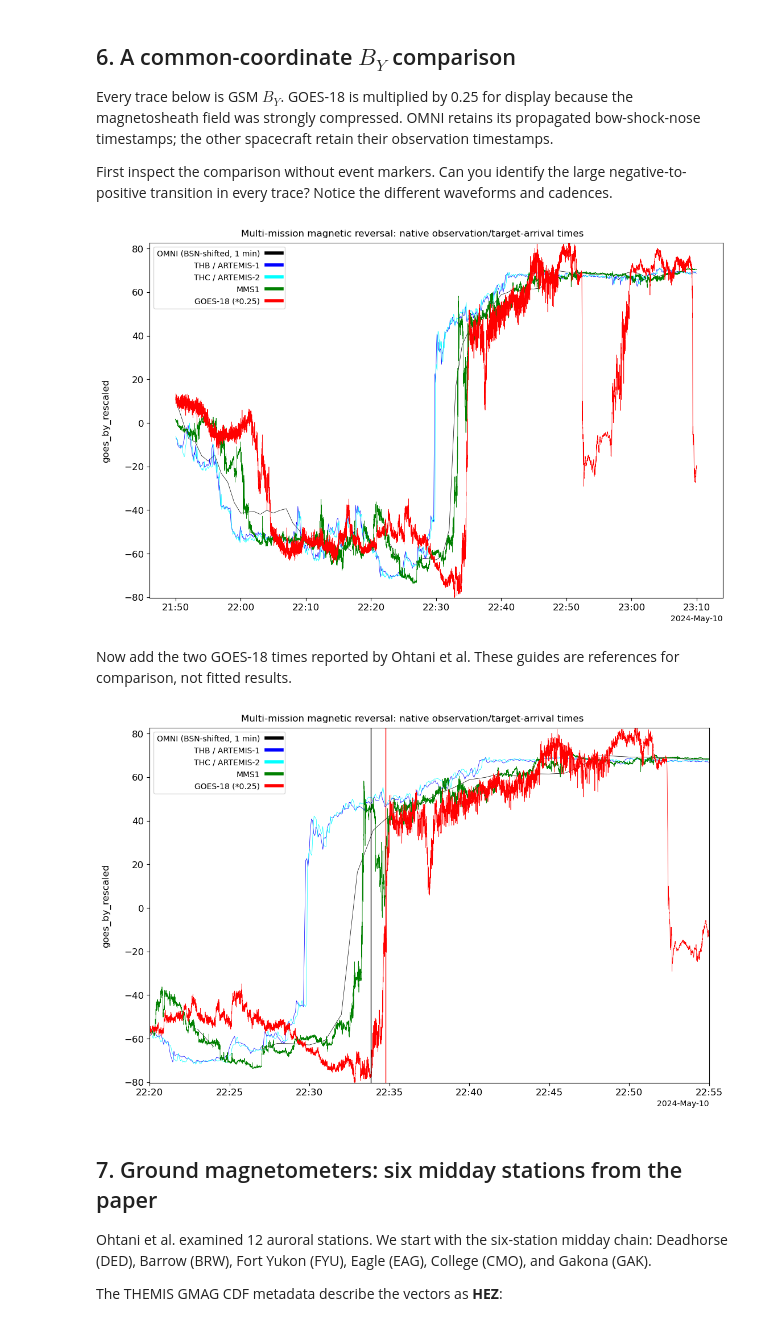
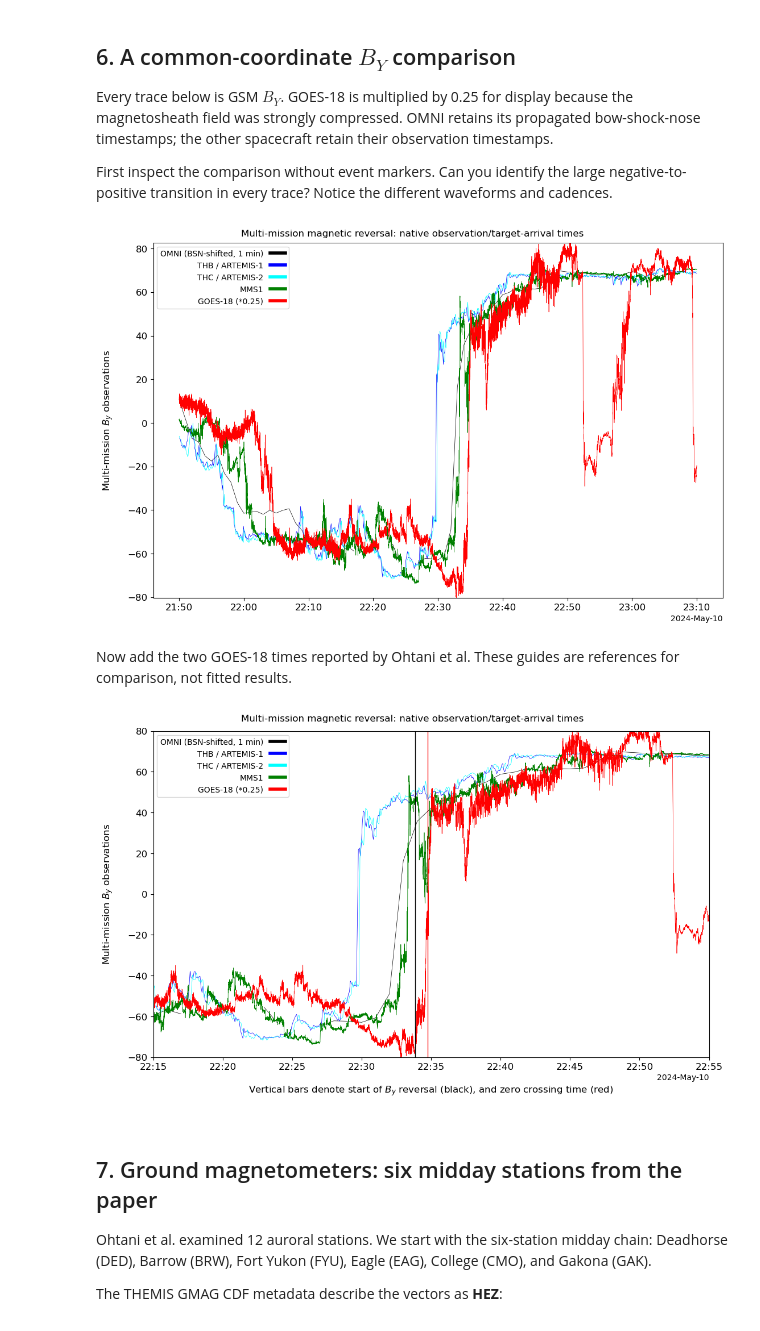
Before and after one commit to spedas/pyspedas_examples, a Jupyter notebook: pyspedas_examples/notebooks/pyhc_winter_school_2027/ohtani_gannon_imf_by_ground_timing.ipynb, the cells around one changed output. Saved outputs shown, nothing was run; the diff lists cells and outputs as text; code cells hidden in the pictures.

Commit message:
Renamed some variables, adjusted some plots

```diff
--- a/pyspedas_examples/notebooks/pyhc_winter_school_2027/ohtani_gannon_imf_by_ground_timing.ipynb
+++ b/pyspedas_examples/notebooks/pyhc_winter_school_2027/ohtani_gannon_imf_by_ground_timing.ipynb
@@ -377,18 +376,21 @@ pyspedas.store_data('by_combined',data=['BY_GSM','thb_fgs_gsm_y', 'thc_fgs_gsm_y
 pyspedas.options('by_combined','colors',['black','blue','cyan','green','red'])
 pyspedas.options('by_combined','labels',["OMNI (BSN-shifted, 1 min)","THB / ARTEMIS-1","THC / ARTEMIS-2","MMS1", "GOES-18 (*0.25)"])
 pyspedas.options('by_combined','legend_location', 'upper left')
+pyspedas.options('by_combined','ytitle', 'Multi-mission $B_y$ observations')
 tplot_options('title',"Multi-mission magnetic reversal: native observation/target-arrival times")
 pyspedas.tplot('by_combined')
 # %% [output]
-[figure, old version]
+[figure, new version]
 # %% [markdown]
 Now add the two GOES-18 times reported by Ohtani et al. These guides are references for comparison, not fitted results.
 # %%
 timebar(time_double(by_flip_start),'goes_by_rescaled',color='black')
 timebar(time_double(by_zero_time),'goes_by_rescaled',color='red')
-pyspedas.tplot('by_combined', trange=["2024-05-10 22:20","2024-05-10 22:55"])
+options('goes_by_rescaled','xtitle',"\nVertical bars denote start of $B_y$ reversal (black), and zero crossing time (red)")
+options('by_combined','yrange',[-80.0, 80.0])
+pyspedas.tplot('by_combined', trange=["2024-05-10 22:15","2024-05-10 22:55"])
 # %% [output]
-[figure, old version]
+[figure, new version]
 # %% [markdown]
 ## 7. Ground magnetometers: six midday stations from the paper
 
```
Also changed, not shown: parts of 12 cells of this notebook.
